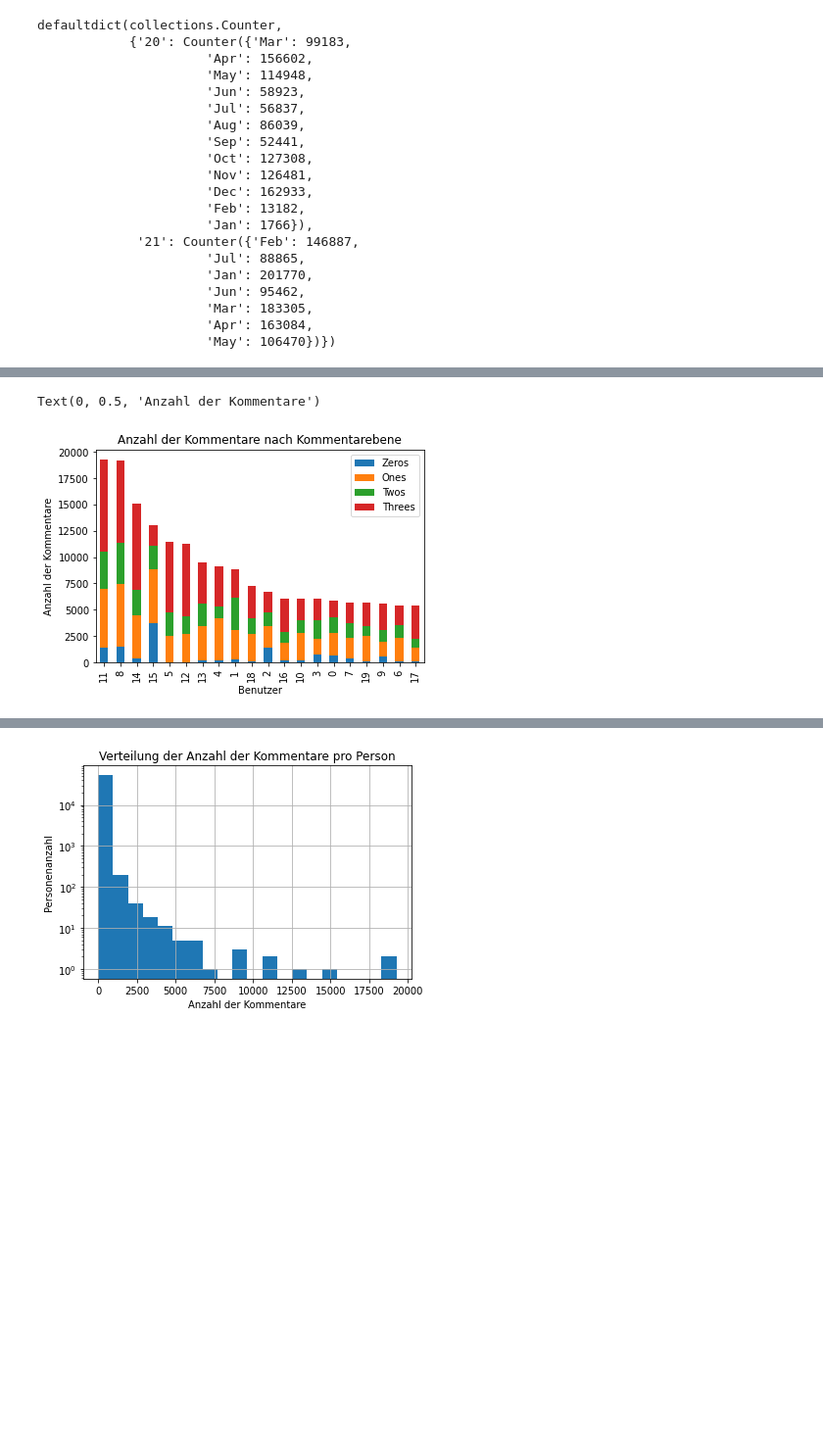
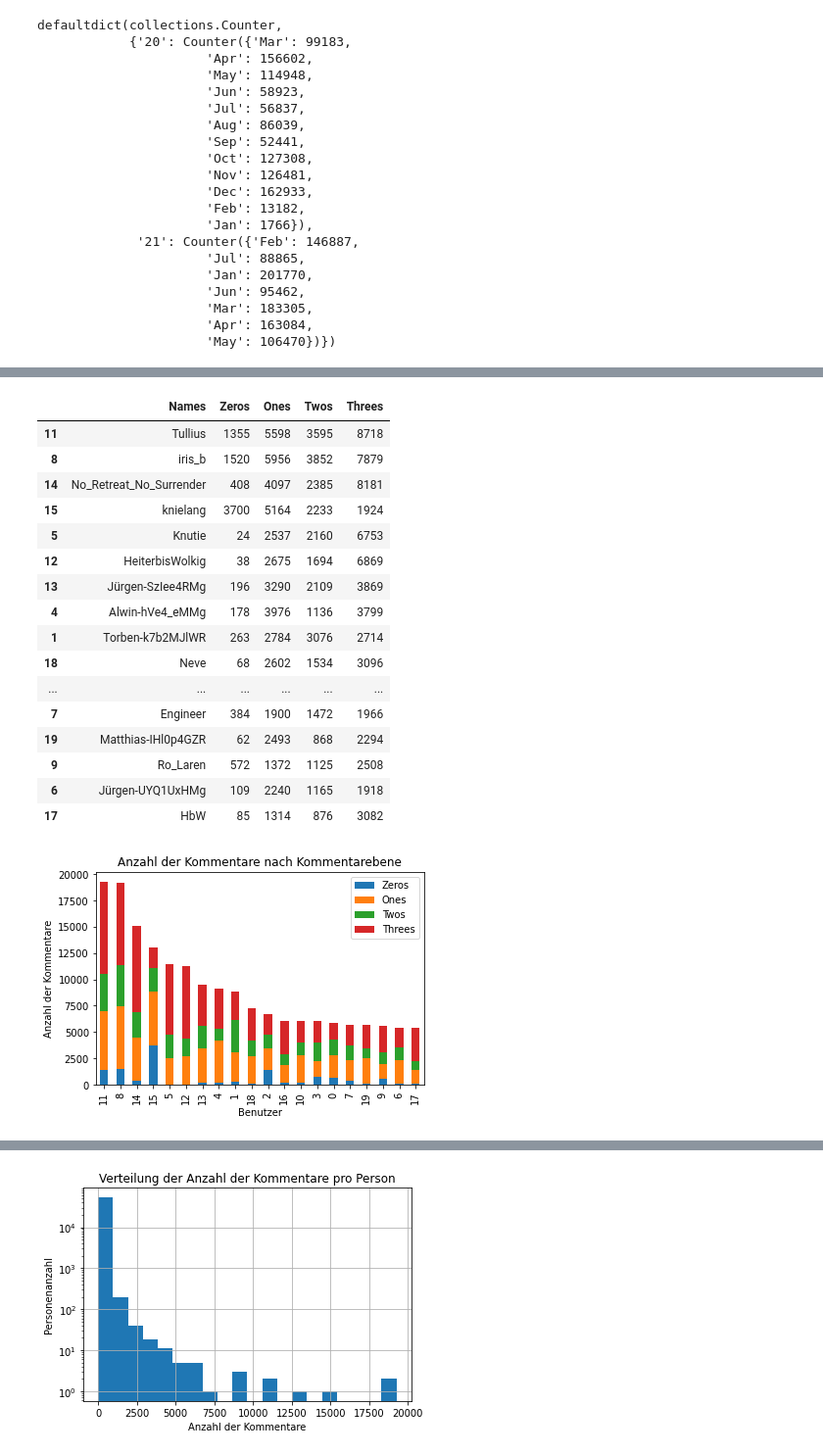
Before and after one commit to KirchnerS/Masterarbeit, a Jupyter notebook: graphs.ipynb, the cells around one changed output, grey strips where cells are left out. Shown: that part at 98% size. Saved outputs shown, nothing was run; the diff lists cells and outputs as text; code cells hidden in the pictures; blank space fills up the shorter version.

```diff
--- a/graphs.ipynb
+++ b/graphs.ipynb
@@ -157,22 +228,42 @@ import pandas as pd
 # %%
 new_names = [x[0] for x in node_counter.items()]
 zeros = [x[1]["0"] for x in node_counter.items()]
 ones = [x[1]["1"] for x in node_counter.items()]
 twos = [x[1]["2"] for x in node_counter.items()]
 threes = [x[1]["3"] for x in node_counter.items()]
 summe = [a + b +c + d for a,b,c,d in zip(zeros, ones, twos, threes) ]
 
 df = pd.DataFrame({"Names": new_names, "Zeros": zeros, "Ones": ones, "Twos": twos, "Threes": threes, "Sum": summe})
 
 df = df.sort_values("Sum", ascending= False)
 
+
+
 del df["Sum"]
 
 ax = df.plot(kind ="bar", stacked = True, title="Anzahl der Kommentare nach Kommentarebene")
 ax.set_xlabel("Benutzer")
 ax.set_ylabel("Anzahl der Kommentare")
+
+df
 # %% [output]
-Text(0, 0.5, 'Anzahl der Kommentare')
+|  | Names | Zeros | Ones | Twos | Threes |
+| 11 | Tullius | 1355 | 5598 | 3595 | 8718 |
+| 8 | iris_b | 1520 | 5956 | 3852 | 7879 |
+| 14 | No_Retreat_No_Surrender | 408 | 4097 | 2385 | 8181 |
+| 15 | knielang | 3700 | 5164 | 2233 | 1924 |
+| 5 | Knutie | 24 | 2537 | 2160 | 6753 |
+| 12 | HeiterbisWolkig | 38 | 2675 | 1694 | 6869 |
+| 13 | Jürgen-SzIee4RMg | 196 | 3290 | 2109 | 3869 |
+| 4 | Alwin-hVe4_eMMg | 178 | 3976 | 1136 | 3799 |
+| 1 | Torben-k7b2MJlWR | 263 | 2784 | 3076 | 2714 |
+| 18 | Neve | 68 | 2602 | 1534 | 3096 |
+| ... | ... | ... | ... | ... | ... |
+| 7 | Engineer | 384 | 1900 | 1472 | 1966 |
+| 19 | Matthias-IHl0p4GZR | 62 | 2493 | 868 | 2294 |
+| 9 | Ro_Laren | 572 | 1372 | 1125 | 2508 |
+| 6 | Jürgen-UYQ1UxHMg | 109 | 2240 | 1165 | 1918 |
+| 17 | HbW | 85 | 1314 | 876 | 3082 |
 [figure]
 # %%
 # width = 0.35
```
Also changed, not shown: parts of 17 cells of this notebook.
